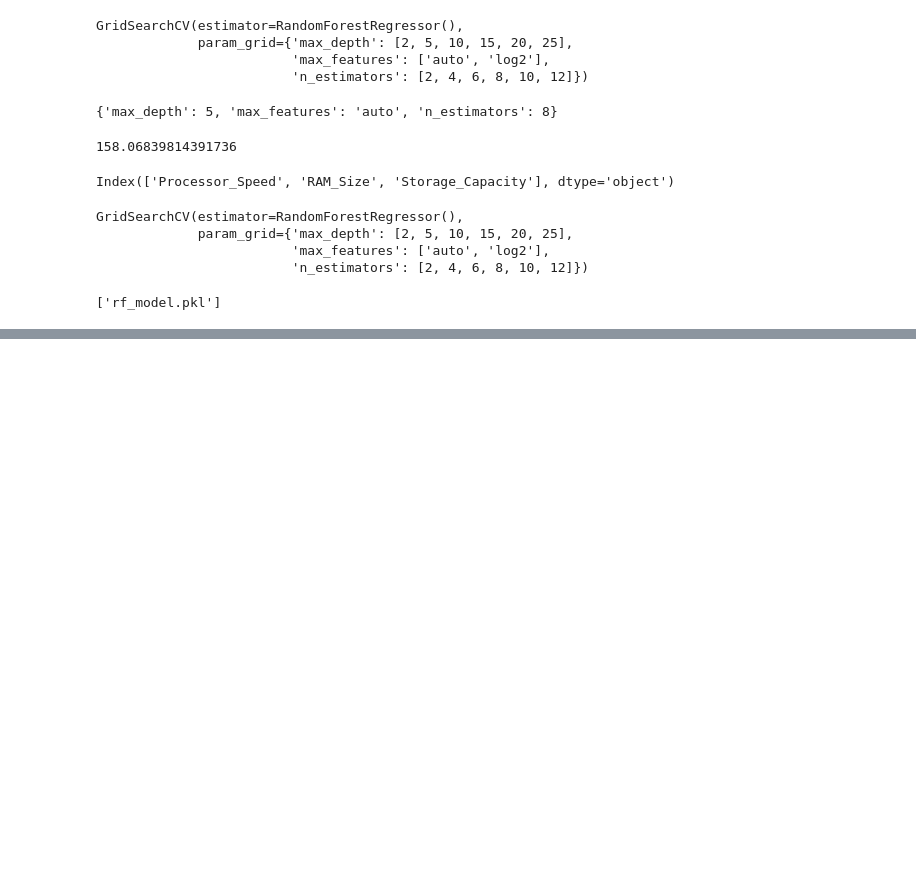
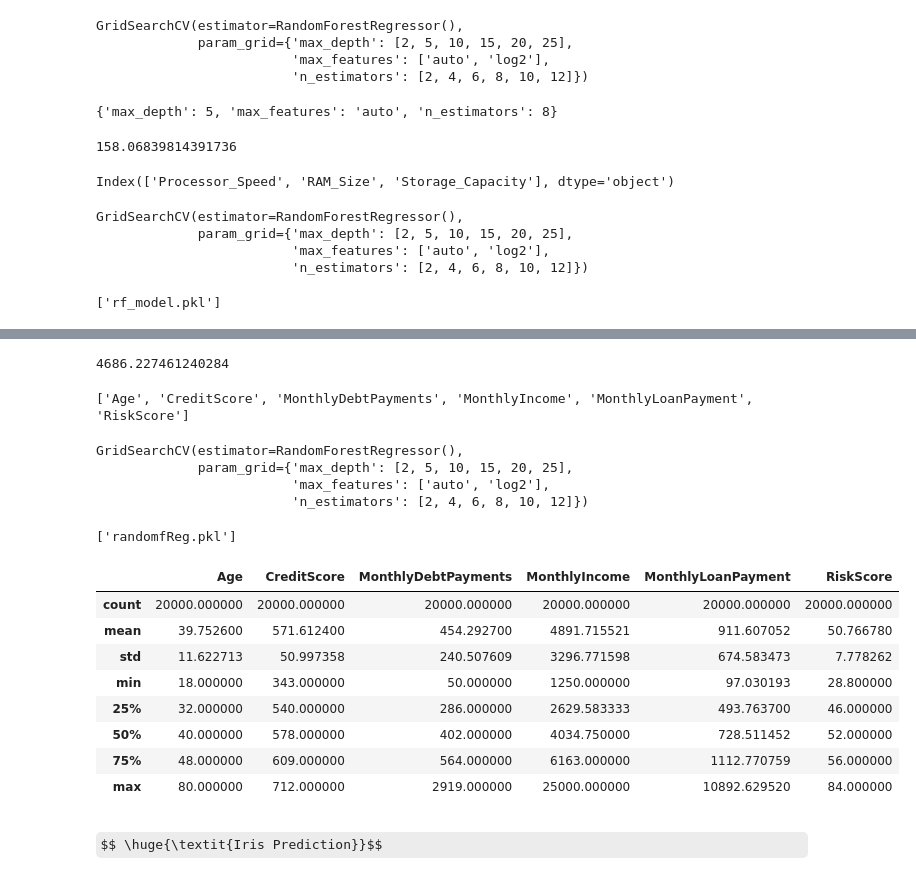
Before and after one commit to TonyHamilton10/MachineLearning, a Jupyter notebook: MachinelearningPro.ipynb, the cells around one changed output, grey strips where cells are left out. Cells and saved outputs as stored; diff of their text form; code cells hidden in the pictures; some formulas as TeX source; blank space fills up the shorter version.

```diff
--- a/MachinelearningPro.ipynb
+++ b/MachinelearningPro.ipynb
@@ -249,0 +179,3 @@ joblib.dump(gridrfr , 'rf_model.pkl')
+# %%
+loan_data = pd.read_csv('Loan.csv')
+loan_data.head()
@@ -249,0 +194,4 @@ joblib.dump(gridrfr , 'rf_model.pkl')
+# %%
+columns_selection = ['Age','CreditScore','MonthlyDebtPayments','MonthlyIncome','MonthlyLoanPayment','RiskScore']
+
+X = loan_data.loc[: , columns_selection]
@@ -249,0 +255,15 @@ joblib.dump(gridrfr , 'rf_model.pkl')
+# %%
+mean_absolute_error(y_test , prediction)
+# %% [output]
+4686.227461240284
+# %%
+print(X.columns.tolist())
+# %% [output]
+['Age', 'CreditScore', 'MonthlyDebtPayments', 'MonthlyIncome', 'MonthlyLoanPayment', 'RiskScore']
+# %%
+gridrfr
+# %% [output]
+GridSearchCV(estimator=RandomForestRegressor(),
+             param_grid={'max_depth': [2, 5, 10, 15, 20, 25],
+                         'max_features': ['auto', 'log2'],
+                         'n_estimators': [2, 4, 6, 8, 10, 12]})
@@ -249,0 +272,19 @@ joblib.dump(gridrfr , 'rf_model.pkl')
+# %%
+joblib.dump(gridrfr , 'randomfReg.pkl')
+# %% [output]
+['randomfReg.pkl']
+# %%
+X.describe()
+# %% [output]
+|  | Age | CreditScore | MonthlyDebtPayments | MonthlyIncome | MonthlyLoanPayment | RiskScore |
+| count | 20000.000000 | 20000.000000 | 20000.000000 | 20000.000000 | 20000.000000 | 20000.000000 |
+| mean | 39.752600 | 571.612400 | 454.292700 | 4891.715521 | 911.607052 | 50.766780 |
+| std | 11.622713 | 50.997358 | 240.507609 | 3296.771598 | 674.583473 | 7.778262 |
+| min | 18.000000 | 343.000000 | 50.000000 | 1250.000000 | 97.030193 | 28.800000 |
+| 25% | 32.000000 | 540.000000 | 286.000000 | 2629.583333 | 493.763700 | 46.000000 |
+| 50% | 40.000000 | 578.000000 | 402.000000 | 4034.750000 | 728.511452 | 52.000000 |
+| 75% | 48.000000 | 609.000000 | 564.000000 | 6163.000000 | 1112.770759 | 56.000000 |
+| max | 80.000000 | 712.000000 | 2919.000000 | 25000.000000 | 10892.629520 | 84.000000 |
+# %% [markdown]
+
+$$ \huge{\textit{Iris Prediction}}$$
```
Also changed, not shown: parts of 41 cells of this notebook, 9 other files.
